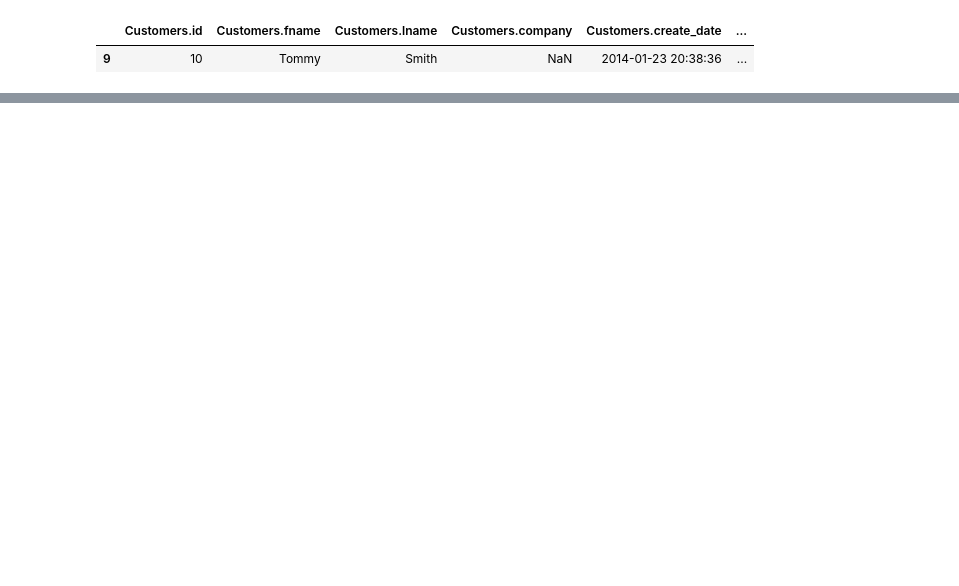
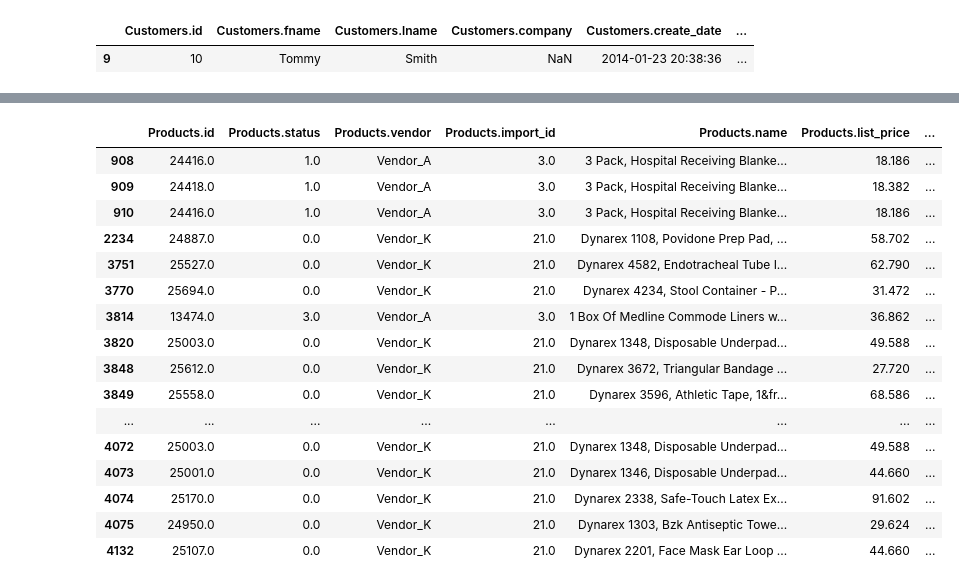
Before and after one commit to data-mosaic/Anna-Project, a Jupyter notebook: notebooks/01_exploration.ipynb, the cells around one changed output, grey strips where cells are left out. Drawn from its saved outputs; the diff is of its cells as text; code cells hidden in the pictures; blank space fills up the shorter version.

```diff
--- a/notebooks/01_exploration.ipynb
+++ b/notebooks/01_exploration.ipynb
@@ -676,3 +903,0 @@ memory usage: 644.7+ KB
-# %%
-df_products['Products.vendor'] = df_products['Products.vendor'].astype('object')
-# df_products['Products.vendor'] = df_products['Products.vendor'].astype('category')
@@ -719,6 +952,0 @@ array(['Vendor_A', nan, 'Vendor_B', 'Vendor_G', 'Vendor_D', 'Vendor_E',
-# %%
-cols_products = ['Products.vendor']
-df_products[cols_products] = df_orders[cols_products].fillna(0)
-
-
-#df_products.iloc[:, [2]] = df_products.iloc[:, [2]].fillna(0)
@@ -724,0 +973,30 @@ df_products[cols_products] = df_orders[cols_products].fillna(0)
+# %%
+# --- delete rows with missing Products.id
+
+df_products = df_products[df_products['Products.id'].notna()]
+# %%
+product_ids = [
+    24416, 24418, 24416, 24887, 25527, 25694, 13474,
+    25003, 25612, 25558, 25269, 25920, 25356, 25908,
+    26175, 25003, 25001, 25170, 24950, 25107
+]
+
+df_products[df_products['Products.id'].isin(product_ids)]
+# %% [output]
+|  | Products.id | Products.status | Products.vendor | Products.import_id | Products.name | Products.list_price | ... |
+| 908 | 24416.0 | 1.0 | Vendor_A | 3.0 | 3 Pack, Hospital Receiving Blanke... | 18.186 | ... |
+| 909 | 24418.0 | 1.0 | Vendor_A | 3.0 | 3 Pack, Hospital Receiving Blanke... | 18.382 | ... |
+| 910 | 24416.0 | 1.0 | Vendor_A | 3.0 | 3 Pack, Hospital Receiving Blanke... | 18.186 | ... |
+| 2234 | 24887.0 | 0.0 | Vendor_K | 21.0 | Dynarex 1108, Povidone Prep Pad, ... | 58.702 | ... |
+| 3751 | 25527.0 | 0.0 | Vendor_K | 21.0 | Dynarex 4582, Endotracheal Tube I... | 62.790 | ... |
+| 3770 | 25694.0 | 0.0 | Vendor_K | 21.0 | Dynarex 4234, Stool Container - P... | 31.472 | ... |
+| 3814 | 13474.0 | 3.0 | Vendor_A | 3.0 | 1 Box Of Medline Commode Liners w... | 36.862 | ... |
+| 3820 | 25003.0 | 0.0 | Vendor_K | 21.0 | Dynarex 1348, Disposable Underpad... | 49.588 | ... |
+| 3848 | 25612.0 | 0.0 | Vendor_K | 21.0 | Dynarex 3672, Triangular Bandage ... | 27.720 | ... |
+| 3849 | 25558.0 | 0.0 | Vendor_K | 21.0 | Dynarex 3596, Athletic Tape, 1&fr... | 68.586 | ... |
+| ... | ... | ... | ... | ... | ... | ... | ... |
+| 4072 | 25003.0 | 0.0 | Vendor_K | 21.0 | Dynarex 1348, Disposable Underpad... | 49.588 | ... |
+| 4073 | 25001.0 | 0.0 | Vendor_K | 21.0 | Dynarex 1346, Disposable Underpad... | 44.660 | ... |
+| 4074 | 25170.0 | 0.0 | Vendor_K | 21.0 | Dynarex 2338, Safe-Touch Latex Ex... | 91.602 | ... |
+| 4075 | 24950.0 | 0.0 | Vendor_K | 21.0 | Dynarex 1303, Bzk Antiseptic Towe... | 29.624 | ... |
+| 4132 | 25107.0 | 0.0 | Vendor_K | 21.0 | Dynarex 2201, Face Mask Ear Loop ... | 44.660 | ... |
```
Also changed, not shown: parts of 66 cells of this notebook.
